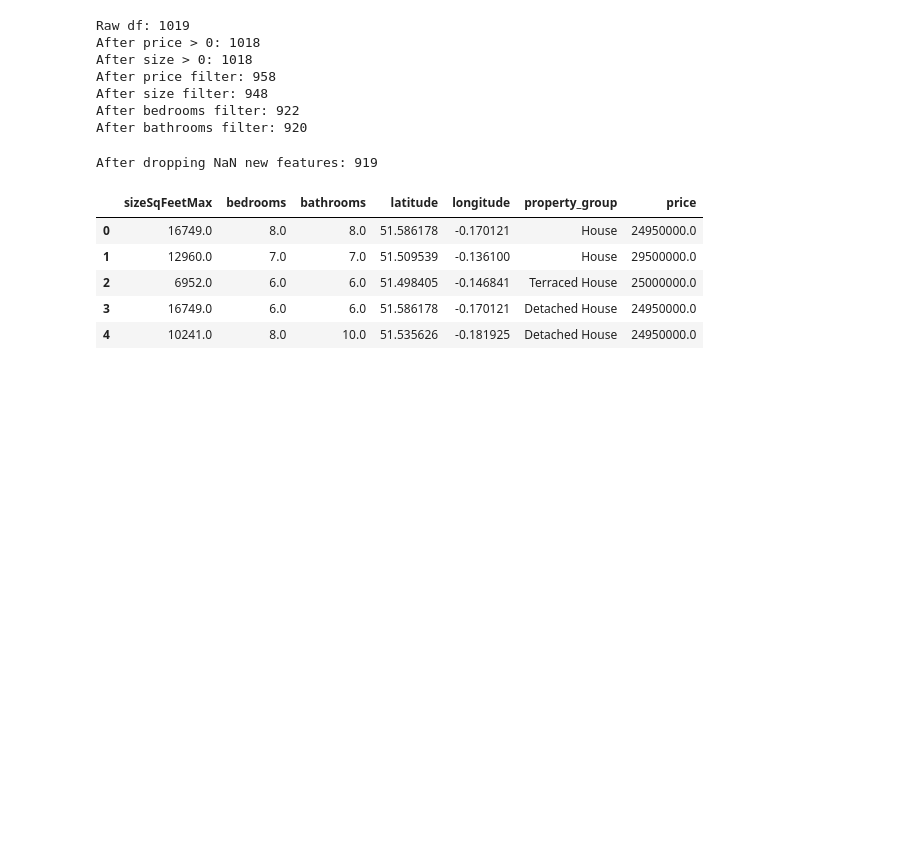
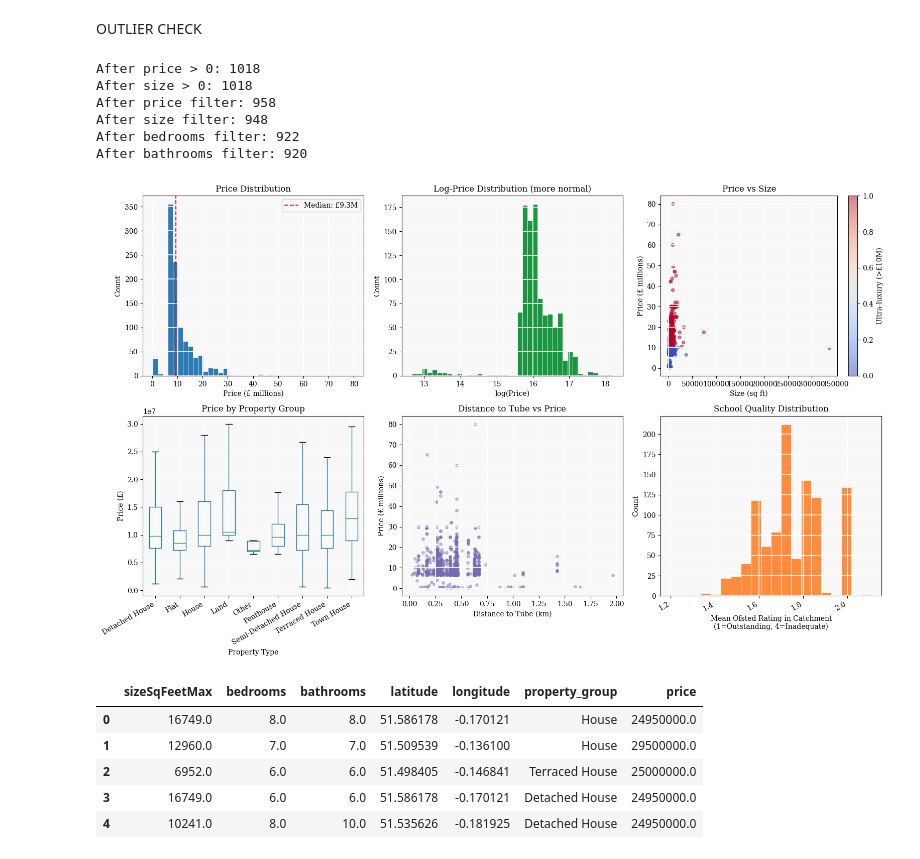
Before and after one commit to Pandibrudi/Real-Estate-DDS-Project, a Jupyter notebook: notebooks/DDS_Regression.ipynb, the cells around one changed output. Drawn from its saved outputs; the diff is of its cells as text; code cells hidden in the pictures; blank space fills up the shorter version.

Commit message:
feature: school enrichment + additional visuals

```diff
--- a/notebooks/DDS_Regression.ipynb
+++ b/notebooks/DDS_Regression.ipynb
@@ -4,7 +4,8 @@ import pandas as pd
 import numpy as np
 import torch.nn as nn
 from torch.utils.data import TensorDataset, DataLoader
-
+import matplotlib.pyplot as plt
+from matplotlib import gridspec
 from sklearn.model_selection import KFold
 from sklearn.preprocessing import StandardScaler
 from sklearn.metrics import mean_absolute_error, mean_squared_error, r2_score
@@ -13,3 +14,13 @@ import matplotlib.pyplot as plt
 
 torch.manual_seed(42)
 np.random.seed(42)
+
+#define the design:
+plt.rcParams.update({
+    "figure.facecolor": "white",
+    "axes.facecolor": "#f8f8f8",
+    "axes.grid": True,
+    "grid.color": "white",
+    "grid.linewidth": 1.2,
+    "font.family": "serif",
+})
@@ -30,7 +75,7 @@ df.head()
+# %% [markdown]
+OUTLIER CHECK
 # %%
-print("Raw df:", len(df))
-
-# Check each filter in remove_outliers
+#assess the data quality and outliers:
 temp = df.copy()
 temp = temp[temp["price"] > 0]
 print("After price > 0:", len(temp))
@@ -53,18 +98,67 @@ print("After bedrooms filter:", len(temp))
 temp = temp[temp["bathrooms"] <= 20]
 print("After bathrooms filter:", len(temp))
 # %% [output]
-Raw df: 1019
 After price > 0: 1018
 After size > 0: 1018
 After price filter: 958
 After size filter: 948
 After bedrooms filter: 922
 After bathrooms filter: 920
-# %%
-temp = temp.dropna(subset=["crime_count_log", "distance_to_tube"])
-print("After dropping NaN new features:", len(temp))
-# %% [output]
-After dropping NaN new features: 919
+# %%
+fig, axes = plt.subplots(2, 3, figsize=(16, 10))
+fig.suptitle("Exploratory Data Analysis — London Luxury Properties", fontsize=15, fontweight="bold", y=1.01)
+
+ax = axes[0, 0]
+ax.hist(df["price"] / 1e6, bins=40, color="#2c7bb6", edgecolor="white", linewidth=0.5)
+ax.set_xlabel("Price (£ millions)")
+ax.set_ylabel("Count")
+ax.set_title("Price Distribution")
+ax.axvline(df["price"].median() / 1e6, color="#d7191c", linestyle="--", label=f'Median: £{df["price"].median()/1e6:.1f}M')
+ax.legend()
+
+ax = axes[0, 1]
+ax.hist(np.log1p(df["price"]), bins=40, color="#1a9641", edgecolor="white", linewidth=0.5)
+ax.set_xlabel("log(Price)")
+ax.set_ylabel("Count")
+ax.set_title("Log-Price Distribution (more normal)")
+
+ax = axes[0, 2]
+sc = ax.scatter(df["sizeSqFeetMax"], df["price"] / 1e6,
+                c=df["is_ultra_luxury"], cmap="coolwarm", alpha=0.5, s=20)
+ax.set_xlabel("Size (sq ft)")
+ax.set_ylabel("Price (£ millions)")
+ax.set_title("Price vs Size")
+plt.xticks(rotation=30, ha="right")
+plt.colorbar(sc, ax=ax, label="Ultra-luxury (>£10M)")
+
+ax = axes[1, 0]
+df.boxplot(column="price", by="property_group", ax=ax, showfliers=False)
+ax.set_xlabel("Property Type")
+ax.set_ylabel("Price (£)")
+ax.set_title("Price by Property Group")
+plt.sca(ax)
+plt.xticks(rotation=30, ha="right")
+fig.texts = [t for t in fig.texts if "Boxplot" not in t.get_text()]
+
+ax = axes[1, 1]
+ax.scatter(df["distance_to_tube"], df["price"] / 1e6,
+           alpha=0.4, s=15, color="#756bb1")
+ax.set_xlabel("Distance to Tube (km)")
+ax.set_ylabel("Price (£ millions)")
+ax.set_title("Distance to Tube vs Price")
+
+ax = axes[1, 2]
+ax.hist(df["catchment_mean_ofsted"].dropna(), bins=20,
+        color="#fd8d3c", edgecolor="white", linewidth=0.5)
+ax.set_xlabel("Mean Ofsted Rating in Catchment\n(1=Outstanding, 4=Inadequate)")
+ax.set_ylabel("Count")
+ax.set_title("School Quality Distribution")
+
+plt.tight_layout()
+plt.savefig("eda_overview.png", dpi=150, bbox_inches="tight")
+plt.show()
+# %% [output]
+[figure, added]
 # %%
 target_col = "price"
 
```
Also changed, not shown: parts of 19 cells of this notebook, 11 other files.
